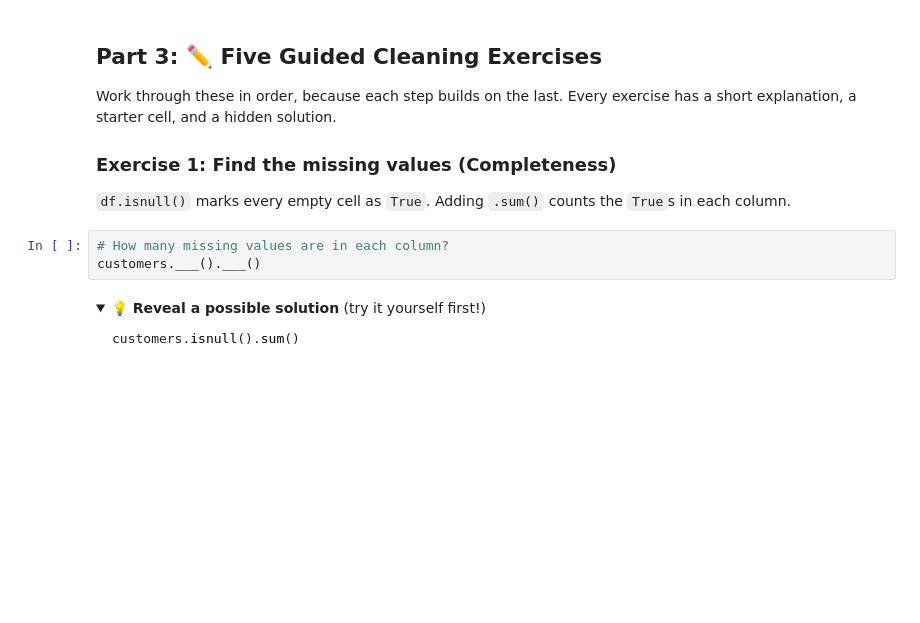
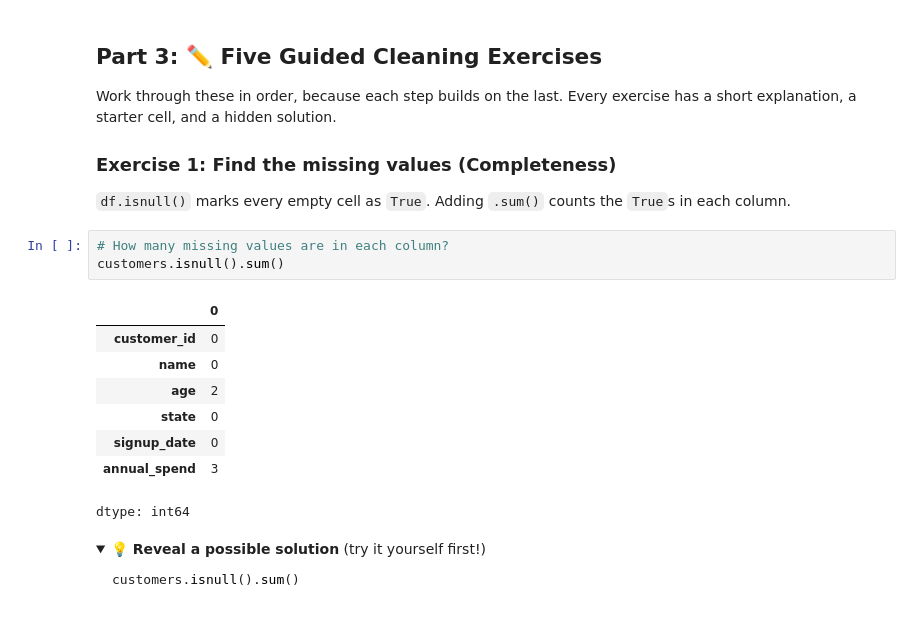
Before and after one commit to shatrill/data_analytics, a Jupyter notebook: session_5_data_quality_cleansing_lab.ipynb, the cells around one changed output. Cells and saved outputs as stored; diff of their text form; folded sections open; blank space fills up the shorter version.

```diff
--- a/session_5_data_quality_cleansing_lab.ipynb
+++ b/session_5_data_quality_cleansing_lab.ipynb
@@ -71,7 +87,16 @@ Work through these in order, because each step builds on the last. Every exercis
 `df.isnull()` marks every empty cell as `True`. Adding `.sum()` counts the `True`s in each column.
 # %%
 # How many missing values are in each column?
-customers.___().___()
+customers.isnull().sum()
+# %% [output]
+|  | 0 |
+| customer_id | 0 |
+| name | 0 |
+| age | 2 |
+| state | 0 |
+| signup_date | 0 |
+| annual_spend | 3 |
+dtype: int64
 # %% [markdown]
 <details>
 <summary><b>💡 Reveal a possible solution</b> (try it yourself first!)</summary>
```
Also changed, not shown: parts of 18 cells of this notebook.
